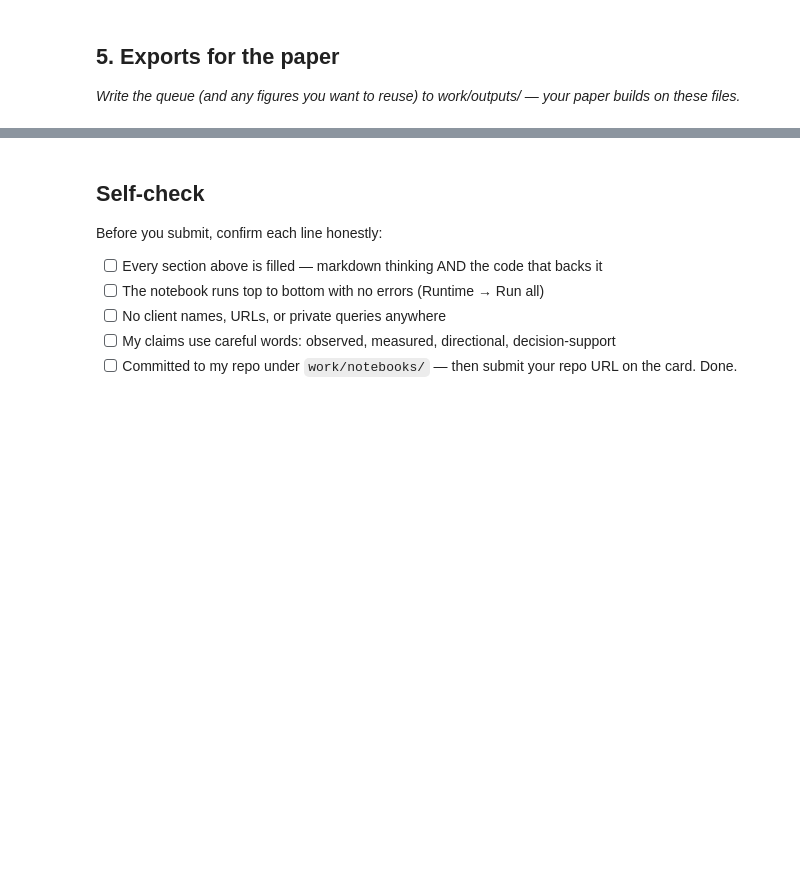
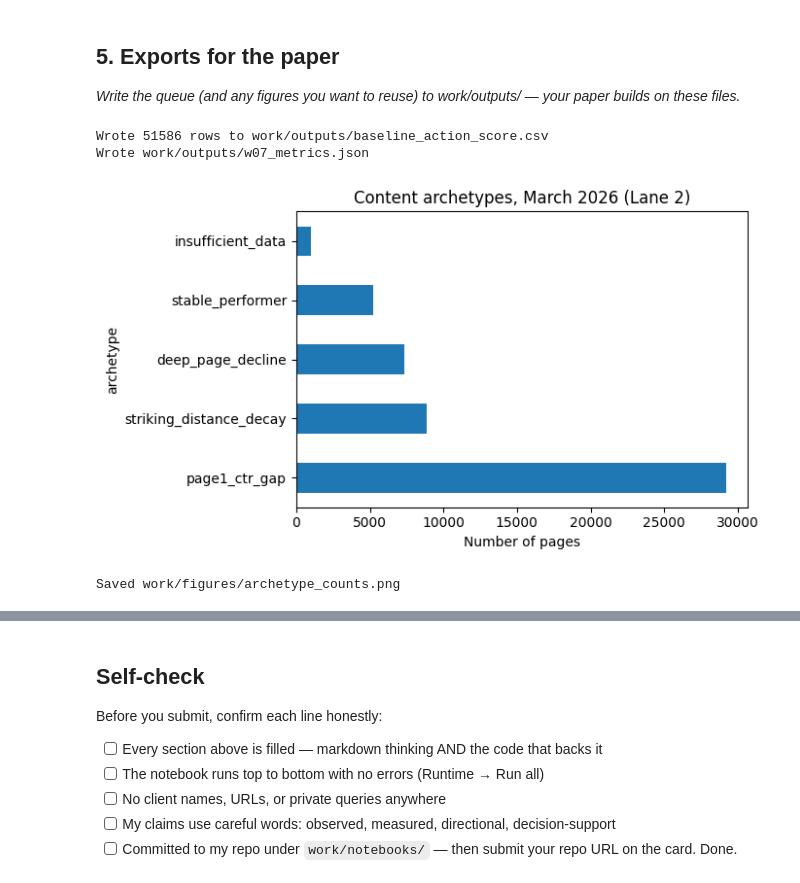
Before and after one commit to ArinzeIhematulam/flyrank-ml-internship, a Jupyter notebook: work/notebooks/w07_action_playbook.ipynb, the cells around one changed output, grey strips where cells are left out. Saved outputs shown, nothing was run; the diff lists cells and outputs as text; code cells hidden in the pictures; blank space fills up the shorter version.

```diff
--- a/work/notebooks/w07_action_playbook.ipynb
+++ b/work/notebooks/w07_action_playbook.ipynb
@@ -14,0 +149,18 @@ This skeleton is yours to fill. Work the sections **in order** — each one has
+# %%
+# Fix: don't let raw decline_score rank noisy/insufficient-data rows to the top.
+# Actionable archetypes get a cost/value-aware sort; insufficient_data is set aside entirely.
+actionable = ranked_queue[ranked_queue["archetype"] != "insufficient_data"].copy()
+set_aside = ranked_queue[ranked_queue["archetype"] == "insufficient_data"].copy()
+
+# Weight by potential impact (impressions) alongside the model's confidence
+actionable["priority_score"] = actionable["decline_score"] * actionable["impressions_h1"]
+actionable = actionable.sort_values("priority_score", ascending=False).reset_index(drop=True)
+
+final_queue = pd.concat([actionable, set_aside], ignore_index=True)
+
+print("Top 10 of the FIXED, actionable queue:")
+print(final_queue[final_queue["archetype"] != "insufficient_data"]
+      [["content_hash_id","position_tier_h1","decline_score","impressions_h1","archetype","action"]]
+      .head(10).to_string())
+
+print(f"\n{len(set_aside)} rows set aside as insufficient_data — excluded from the reviewable queue, not deleted.")
@@ -45,0 +227,43 @@ This skeleton is yours to fill. Work the sections **in order** — each one has
+# %%
+# This cell is for CODE (numbers, a query, a check).
+# Write your text answer in the cell ABOVE this one — typing sentences here breaks Run All.
+import os, json
+
+os.makedirs("work/outputs", exist_ok=True)
+os.makedirs("work/figures", exist_ok=True)
+
+export_cols = ["content_hash_id", "position_tier_h1", "decline_score", "priority_score",
+               "impressions_h1", "archetype", "action", "reason_code"]
+final_queue[export_cols].to_csv("work/outputs/baseline_action_score.csv", index=False)
+print(f"Wrote {len(final_queue)} rows to work/outputs/baseline_action_score.csv")
+
+metrics = {
+    "month_trained": "2026-03",
+    "total_rows": int(len(base)),
+    "unique_clients": int(base["client_hash_id"].nunique()),
+    "archetype_counts": final_queue["archetype"].value_counts().to_dict(),
+    "action_counts": final_queue["action"].value_counts().to_dict(),
+    "precision_grouped_split": {"k10": 0.800, "k20": 0.650, "k50": 0.740},
+    "precision_random_split_inflated": {"k10": 0.900, "k20": 0.900, "k50": 0.920},
+    "base_rate": float(base["declining"].mean()),
+    "insufficient_data_excluded": int(len(set_aside)),
+}
+with open("work/outputs/w07_metrics.json", "w") as f:
+    json.dump(metrics, f, indent=2)
+print("Wrote work/outputs/w07_metrics.json")
+
+import matplotlib.pyplot as plt
+counts = final_queue["archetype"].value_counts()
+plt.figure(figsize=(7,4))
+counts.plot(kind="barh")
+plt.xlabel("Number of pages")
+plt.title("Content archetypes, March 2026 (Lane 2)")
+plt.tight_layout()
+plt.savefig("work/figures/archetype_counts.png", dpi=120)
+plt.show()
+print("Saved work/figures/archetype_counts.png")
+# %% [output]
+Wrote 51586 rows to work/outputs/baseline_action_score.csv
+Wrote work/outputs/w07_metrics.json
+[figure, added]
+Saved work/figures/archetype_counts.png
```
Also changed, not shown: parts of 14 cells of this notebook.
